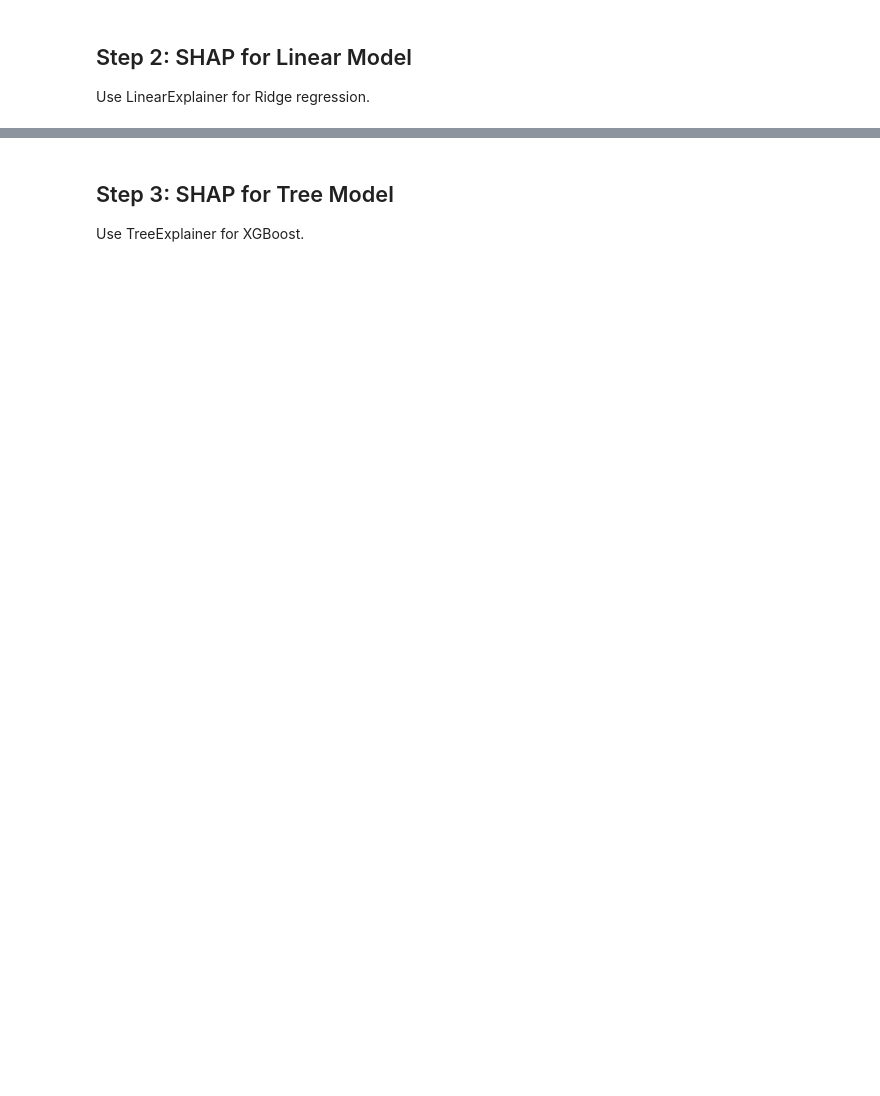
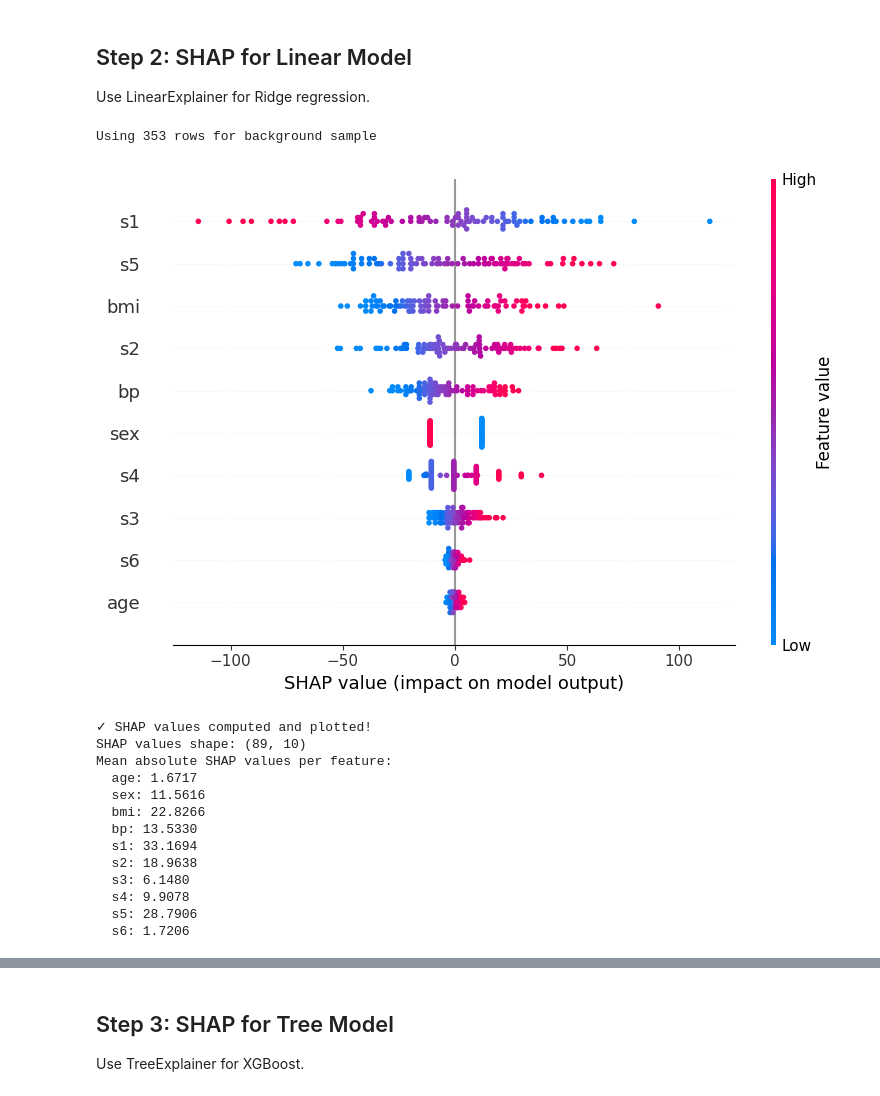
Before and after one commit to Tuminha/ml-interpretability-dojo, a Jupyter notebook: notebooks/04_shap_linear_and_trees.ipynb, the cells around one changed output, grey strips where cells are left out. Saved outputs shown, nothing was run; the diff lists cells and outputs as text; code cells hidden in the pictures; blank space fills up the shorter version.

```diff
--- a/notebooks/04_shap_linear_and_trees.ipynb
+++ b/notebooks/04_shap_linear_and_trees.ipynb
@@ -79,0 +76,67 @@ Use LinearExplainer for Ridge regression.
+# %%
+# === TODO: Fit Ridge, compute SHAP with LinearExplainer on 500-row sample
+# Hints:
+#   - Fit Ridge pipeline on standardized data
+#   - Create background sample (500 rows)
+#   - Use shap.LinearExplainer(model, background)
+#   - Compute SHAP values for test sample
+#   - Plot summary plot
+# Acceptance: SHAP summary plot; 2-sentence interpretation
+
+# Fit pipeline
+model = Pipeline([
+    ('scaler', StandardScaler()),
+    ('ridge', Ridge(alpha=0.1))
+])
+
+model.fit(X_train, y_train)
+
+# Extract the Ridge model from the pipeline (LinearExplainer needs raw model, not Pipeline)
+ridge_model = model.named_steps['ridge']
+
+# Create background sample (up to 500 rows, or all available if less)
+n_background = min(500, len(X_train))
+background_sample = X_train.sample(n_background, random_state=42)
+background_scaled = model.named_steps['scaler'].transform(background_sample)
+print(f"Using {n_background} rows for background sample")
+
+# Create explainer with the Ridge model and scaled background
+explainer = shap.LinearExplainer(ridge_model, background_scaled)
+
+# Scale test data before computing SHAP values
+X_test_scaled = model.named_steps['scaler'].transform(X_test)
+
+# Compute SHAP values (returns Explanation object)
+shap_explanation = explainer(X_test_scaled)
+
+# Extract the actual SHAP values array from the Explanation object
+shap_values = shap_explanation.values
+
+# Plot summary plot (can use Explanation object directly)
+shap.summary_plot(shap_explanation, X_test_scaled, feature_names=X_test.columns, show=False)
+plt.tight_layout()
+plt.savefig('../images/04_shap_linear_summary.png', dpi=150, bbox_inches='tight')
+plt.show()
+
+print("✓ SHAP values computed and plotted!")
+print(f"SHAP values shape: {shap_values.shape}")
+print(f"Mean absolute SHAP values per feature:")
+mean_shap = np.abs(shap_values).mean(axis=0)
+for i, feature in enumerate(X_test.columns):
+    print(f"  {feature}: {mean_shap[i]:.4f}")
+# %% [output]
+Using 353 rows for background sample
+[figure, added]
+✓ SHAP values computed and plotted!
+SHAP values shape: (89, 10)
+Mean absolute SHAP values per feature:
+  age: 1.6717
+  sex: 11.5616
+  bmi: 22.8266
+  bp: 13.5330
+  s1: 33.1694
+  s2: 18.9638
+  s3: 6.1480
+  s4: 9.9078
+  s5: 28.7906
+  s6: 1.7206
```
Also changed, not shown: parts of 8 cells of this notebook, 4 other files.
